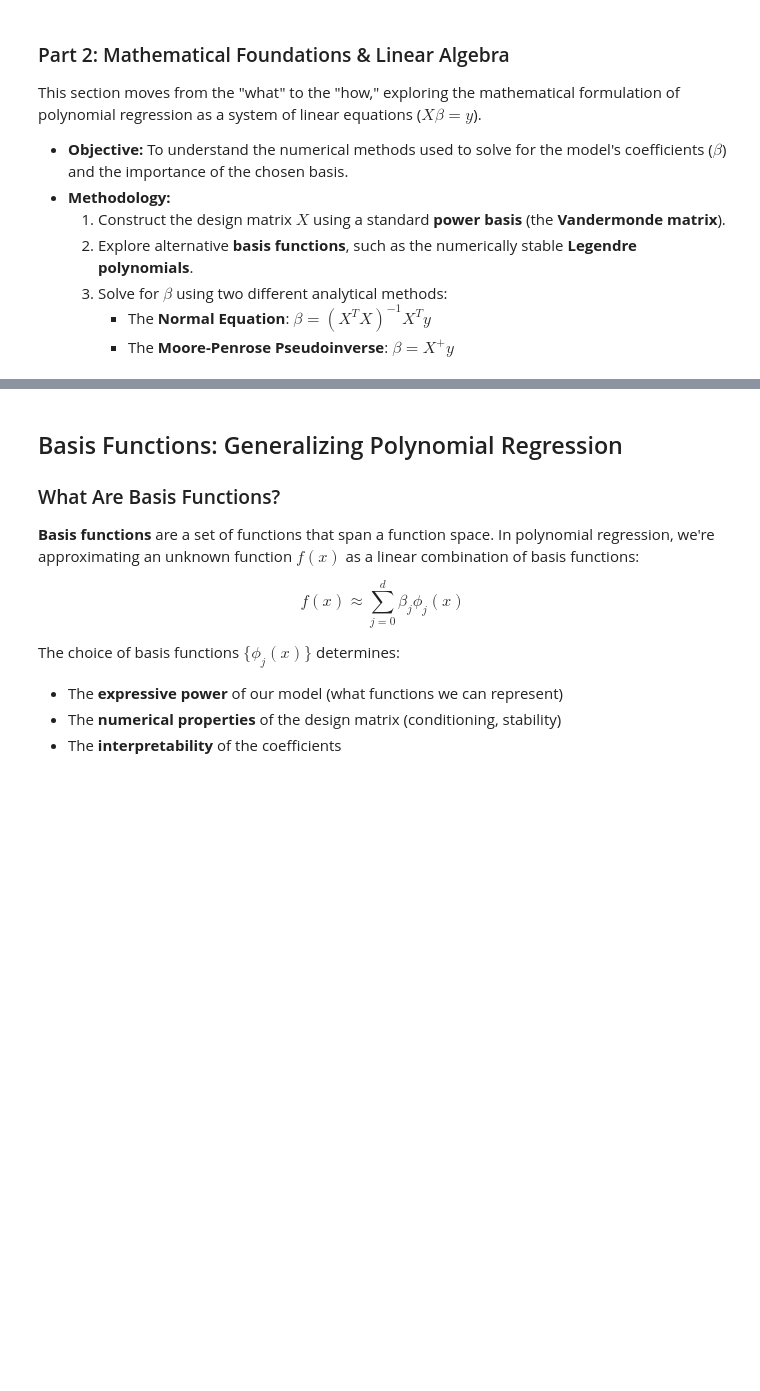
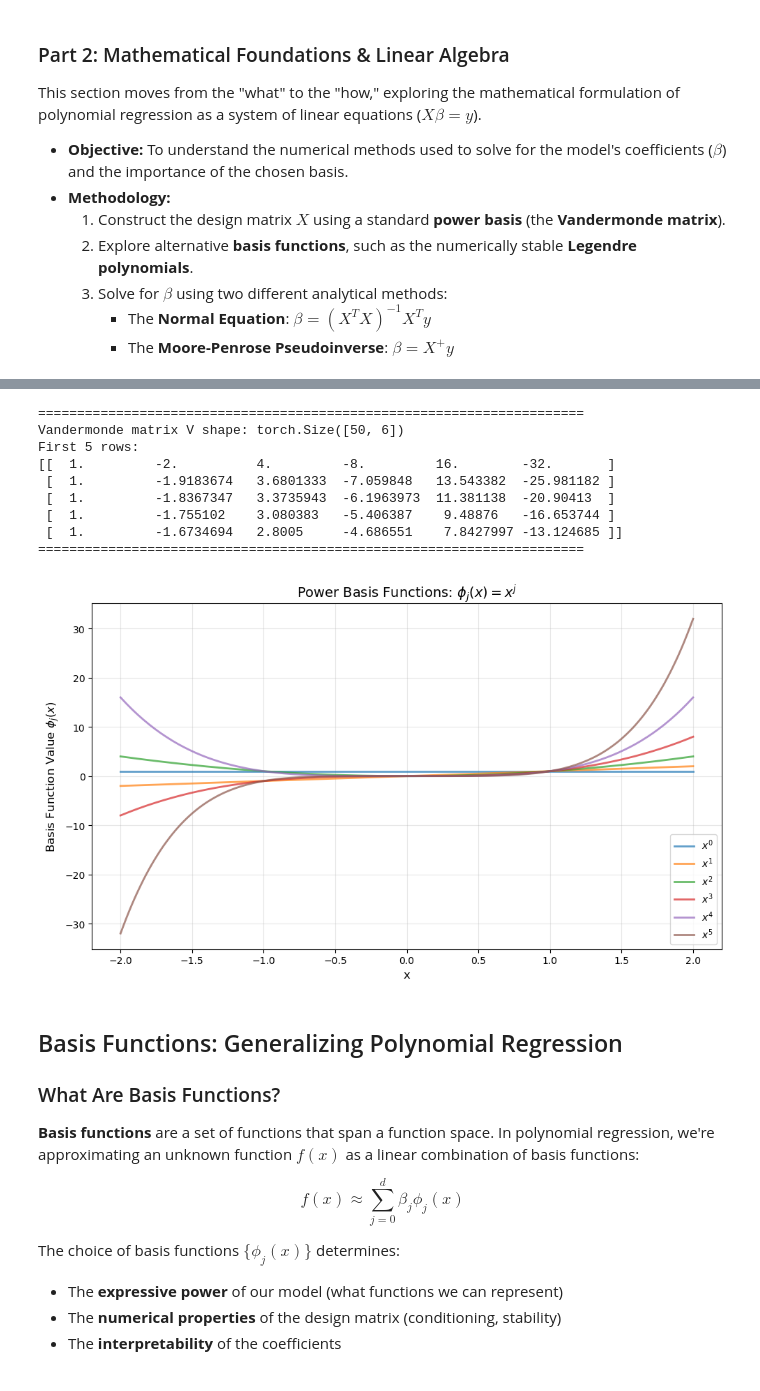
Before and after one commit to 3ff3x0r/PNL-2025, a Jupyter notebook: polynomial_regression_linear_algebra.ipynb, the cells around one changed output, grey strips where cells are left out. Saved outputs shown, nothing was run; the diff lists cells and outputs as text; code cells hidden in the pictures; blank space fills up the shorter version.

```diff
--- a/polynomial_regression_linear_algebra.ipynb
+++ b/polynomial_regression_linear_algebra.ipynb
@@ -172,3 +359,63 @@ Each column represents one basis function evaluated at all data points.
+# %%
+import torch
+import matplotlib.pyplot as plt
+
+n_samples = 50
+x_min, x_max = -2.0, 2.0
+sigma = 0.3
+
+torch.manual_seed(42)
+
+x = torch.linspace(x_min, x_max, n_samples).unsqueeze(1)
+y_true = 0.5 * x ** 2 + 0.1 * x ** 3
+epsilon = torch.normal(mean=0.0, std=sigma, size=(n_samples, 1))
+y_noisy = y_true + epsilon
+
+def construct_vandermonde_matrix(x_data, degree):
+    x_flat = x_data.squeeze()
+    powers = torch.arange(degree + 1, dtype=x_data.dtype, device=x_data.device)
+
+    x_col = x_flat.unsqueeze(1)
+    powers_row = powers.unsqueeze(0)
+
+    vandermonde = x_col ** powers_row
+
+    return vandermonde
+
+degree = 5
+V = construct_vandermonde_matrix(x, degree)
+
+print("=" * 70)
+print(f"Vandermonde matrix V shape: {V.shape}")
+print(f"First 5 rows:\n{V[:5, :].numpy()}")
+print("=" * 70)
+
+fig, ax = plt.subplots(figsize=(10, 6))
+
+x_plot = torch.linspace(x_min, x_max, 200).unsqueeze(1)
+V_plot = construct_vandermonde_matrix(x_plot, degree)
+
+ax.plot(x_plot.numpy(), V_plot.numpy(), linewidth=2, alpha=0.7)
+
+ax.set_xlabel('x', fontsize=12)
+ax.set_ylabel('Basis Function Value $\\phi_j(x)$', fontsize=12)
+ax.set_title(f'Power Basis Functions: $\\phi_j(x) = x^j$', fontsize=14)
+ax.legend([f'$x^{j}$' for j in range(degree + 1)], fontsize=10, loc='best')
+ax.grid(True, alpha=0.3)
+
+plt.tight_layout()
+plt.show()
+# %% [output]
+======================================================================
+Vandermonde matrix V shape: torch.Size([50, 6])
+First 5 rows:
+[[  1.         -2.          4.         -8.         16.        -32.       ]
+ [  1.         -1.9183674   3.6801333  -7.059848   13.543382  -25.981182 ]
+ [  1.         -1.8367347   3.3735943  -6.1963973  11.381138  -20.90413  ]
+ [  1.         -1.755102    3.080383   -5.406387    9.48876   -16.653744 ]
+ [  1.         -1.6734694   2.8005     -4.686551    7.8427997 -13.124685 ]]
+======================================================================
+[figure, added]
 # %% [markdown]
 ## Basis Functions: Generalizing Polynomial Regression
 
```
Also changed, not shown: parts of 3 cells of this notebook.
